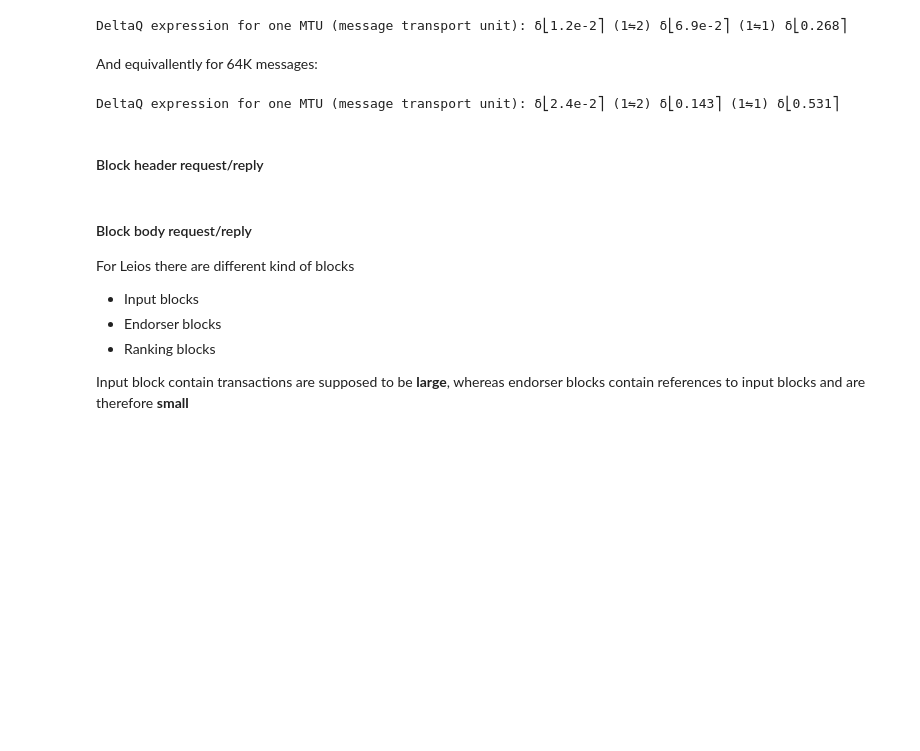
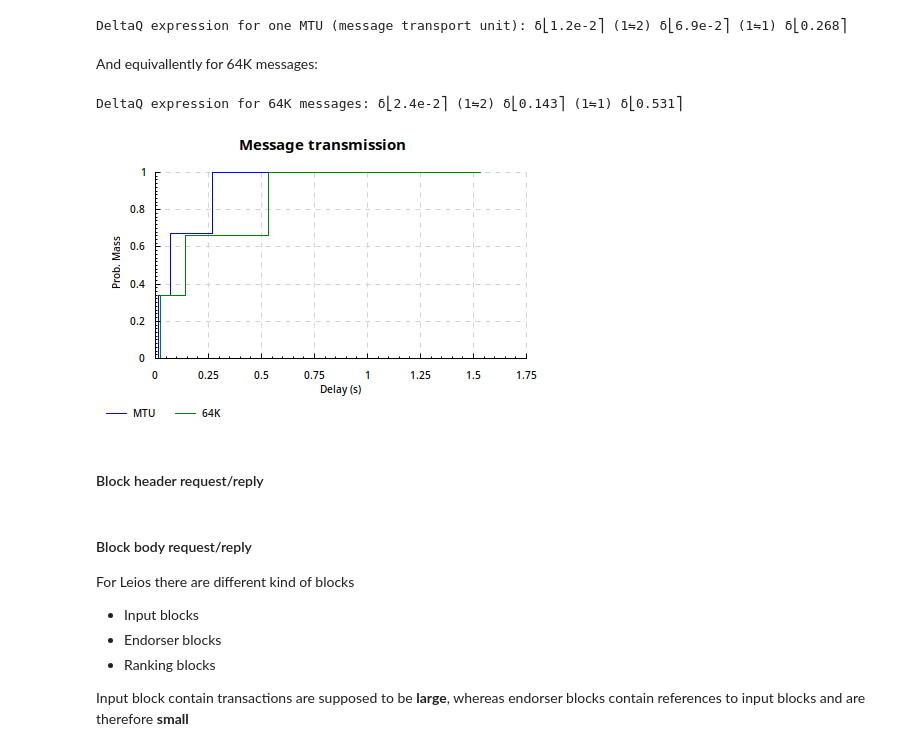
Before and after one commit to input-output-hk/ouroboros-leios-sim, a Jupyter notebook: delta_q/notebooks/Leios-DeltaQ.ipynb, the cells around one changed output. Saved outputs shown, nothing was run; the diff lists cells and outputs as text; code cells hidden in the pictures; blank space fills up the shorter version.

```diff
--- a/delta_q/notebooks/Leios-DeltaQ.ipynb
+++ b/delta_q/notebooks/Leios-DeltaQ.ipynb
@@ -25,7 +25,7 @@ Numbers for modelling block diffusion are taken from Table 1 in the referenced p
 We assume the distances __short__, __medium__ and __long__ are equally distributed which allows to create the following DeltaQ expression for the *MTU* (message transfer unit):
 # %%
 oneMTU :: DeltaQ
-oneMTU = fromQTA @SimpleUniform [(1 % 3, 0.012), (2 % 3, 0.069), (3 % 3, 0.268)]
+oneMTU = fromQTA [(1 % 3, 0.012), (2 % 3, 0.069), (3 % 3, 0.268)]
 # %%
 printf "DeltaQ expression for one MTU (message transport unit): %s" (show oneMTU)
 # %% [output]
@@ -34,11 +34,15 @@ DeltaQ expression for one MTU (message transport unit): δ⎣1.2e-2⎤ (1⇋2)
 And equivallently for 64K messages:
 # %%
 blockBody64K :: DeltaQ
-blockBody64K = fromQTA @SimpleUniform [(1 % 3, 0.024), (2 % 3, 0.143), (3 % 3, 0.531)]
+blockBody64K = fromQTA [(1 % 3, 0.024), (2 % 3, 0.143), (3 % 3, 0.531)]
 # %%
-printf "DeltaQ expression for one MTU (message transport unit): %s" (show blockBody64K)
+printf "DeltaQ expression for 64K messages: %s" (show blockBody64K)
 # %% [output]
-DeltaQ expression for one MTU (message transport unit): δ⎣2.4e-2⎤ (1⇋2) δ⎣0.143⎤ (1⇋1) δ⎣0.531⎤
+DeltaQ expression for 64K messages: δ⎣2.4e-2⎤ (1⇋2) δ⎣0.143⎤ (1⇋1) δ⎣0.531⎤
+# %%
+plotDQs "Message transmission" [("MTU", oneMTU), ("64K", blockBody64K)]
+# %% [output]
+[figure, added]
 # %% [markdown]
 #### Block header request/reply
 # %%
```
Also changed, not shown: parts of 2 cells of this notebook.
